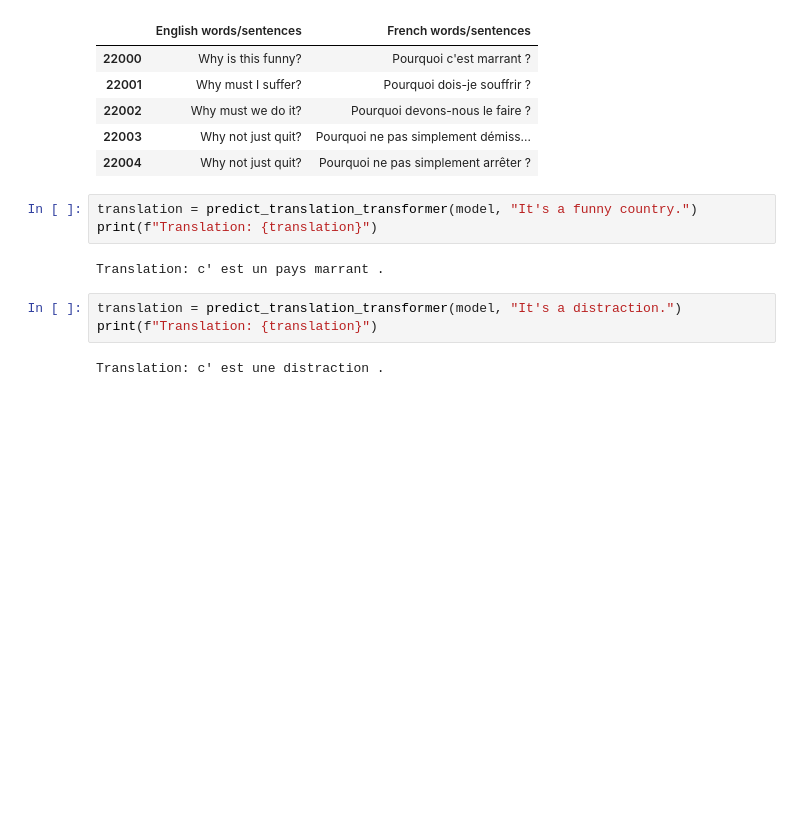
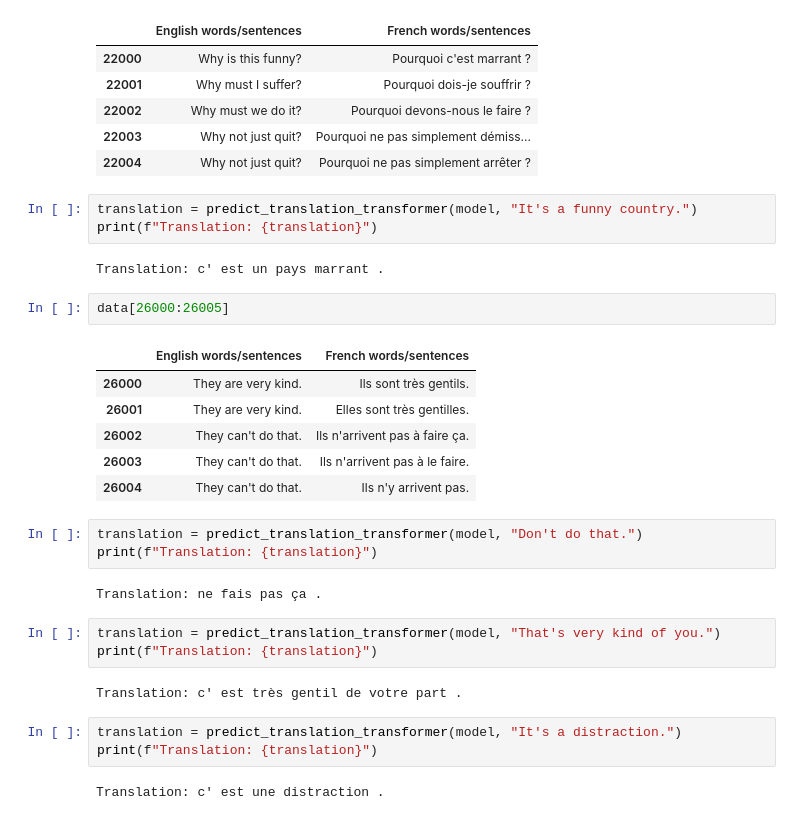
Before and after one commit to Maddoss5/French_english-Translation-using-LSTM-and-then-Attnetion-Transformers, a Jupyter notebook: LangtransPTTranformer.ipynb, the cells around one changed output. Cells and saved outputs as stored; diff of their text form; blank space fills up the shorter version.

```diff
--- a/LangtransPTTranformer.ipynb
+++ b/LangtransPTTranformer.ipynb
@@ -459,6 +458,25 @@ translation = predict_translation_transformer(model, "It's a funny country.")
 print(f"Translation: {translation}")
 # %% [output]
 Translation: c' est un pays marrant .
+# %%
+data[26000:26005]
+# %% [output]
+|  | English words/sentences | French words/sentences |
+| 26000 | They are very kind. | Ils sont très gentils. |
+| 26001 | They are very kind. | Elles sont très gentilles. |
+| 26002 | They can't do that. | Ils n'arrivent pas à faire ça. |
+| 26003 | They can't do that. | Ils n'arrivent pas à le faire. |
+| 26004 | They can't do that. | Ils n'y arrivent pas. |
+# %%
+translation = predict_translation_transformer(model, "Don't do that.")
+print(f"Translation: {translation}")
+# %% [output]
+Translation: ne fais pas ça .
+# %%
+translation = predict_translation_transformer(model, "That's very kind of you.")
+print(f"Translation: {translation}")
+# %% [output]
+Translation: c' est très gentil de votre part .
 # %%
 translation = predict_translation_transformer(model, "It's a distraction.")
 print(f"Translation: {translation}")
```
Also changed, not shown: parts of 15 cells of this notebook.
